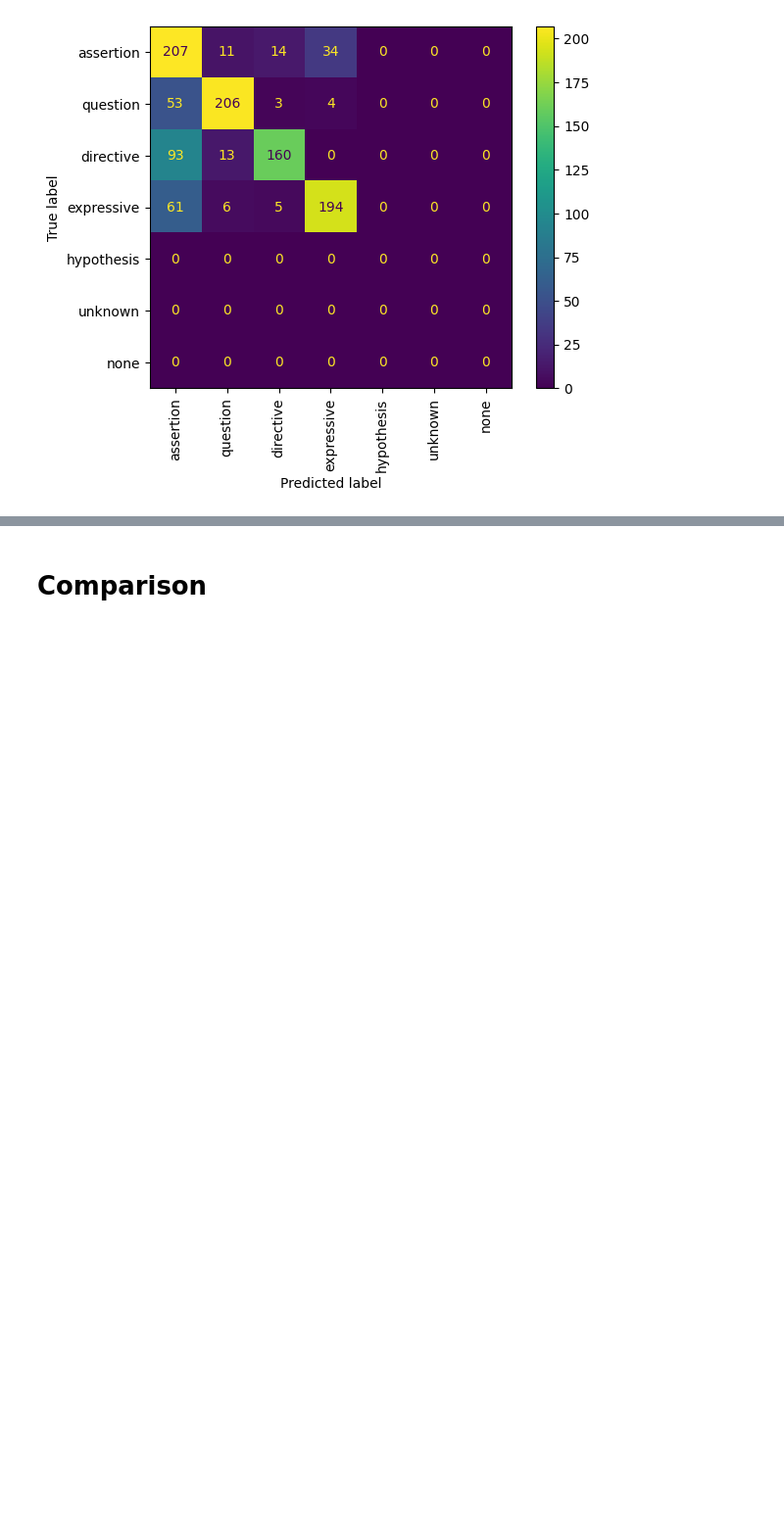
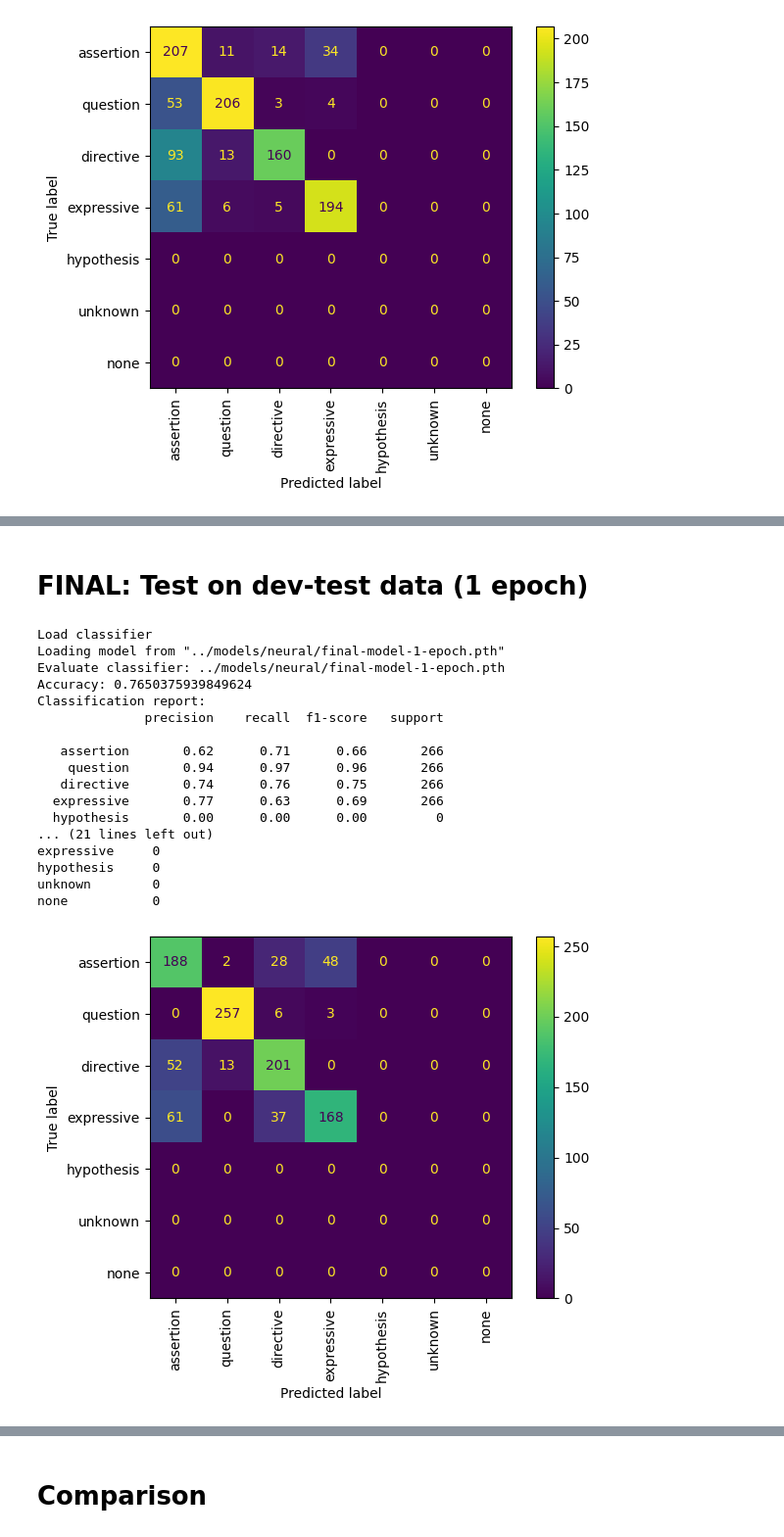
Before and after one commit to Daniel-B-Tufvesson/speech-act-classifier, a Jupyter notebook: notebooks/evalaute_embedding_classifier.ipynb, the cells around one changed output, grey strips where cells are left out. Shown at 98% size. Cells and saved outputs as stored; diff of their text form; code cells hidden in the pictures; blank space fills up the shorter version.

```diff
--- a/notebooks/evalaute_embedding_classifier.ipynb
+++ b/notebooks/evalaute_embedding_classifier.ipynb
@@ -117,0 +143,24 @@ none           0
+# %% [markdown]
+# FINAL: Test on dev-test data (1 epoch)
+# %%
+results['final-model-dev-test-1-epoch'] = evaluate_model(
+    test_corpus, model_name='../models/neural/final-model-1-epoch.pth')
+# %% [output]
+Load classifier
+Loading model from "../models/neural/final-model-1-epoch.pth"
+Evaluate classifier: ../models/neural/final-model-1-epoch.pth
+Accuracy: 0.7650375939849624
+Classification report:
+              precision    recall  f1-score   support
+
+   assertion       0.62      0.71      0.66       266
+    question       0.94      0.97      0.96       266
+   directive       0.74      0.76      0.75       266
+  expressive       0.77      0.63      0.69       266
+  hypothesis       0.00      0.00      0.00         0
+... (21 lines left out)
+expressive     0
+hypothesis     0
+unknown        0
+none           0
+[figure, added]
```
Also changed, not shown: parts of 13 cells of this notebook, 6 other files.
